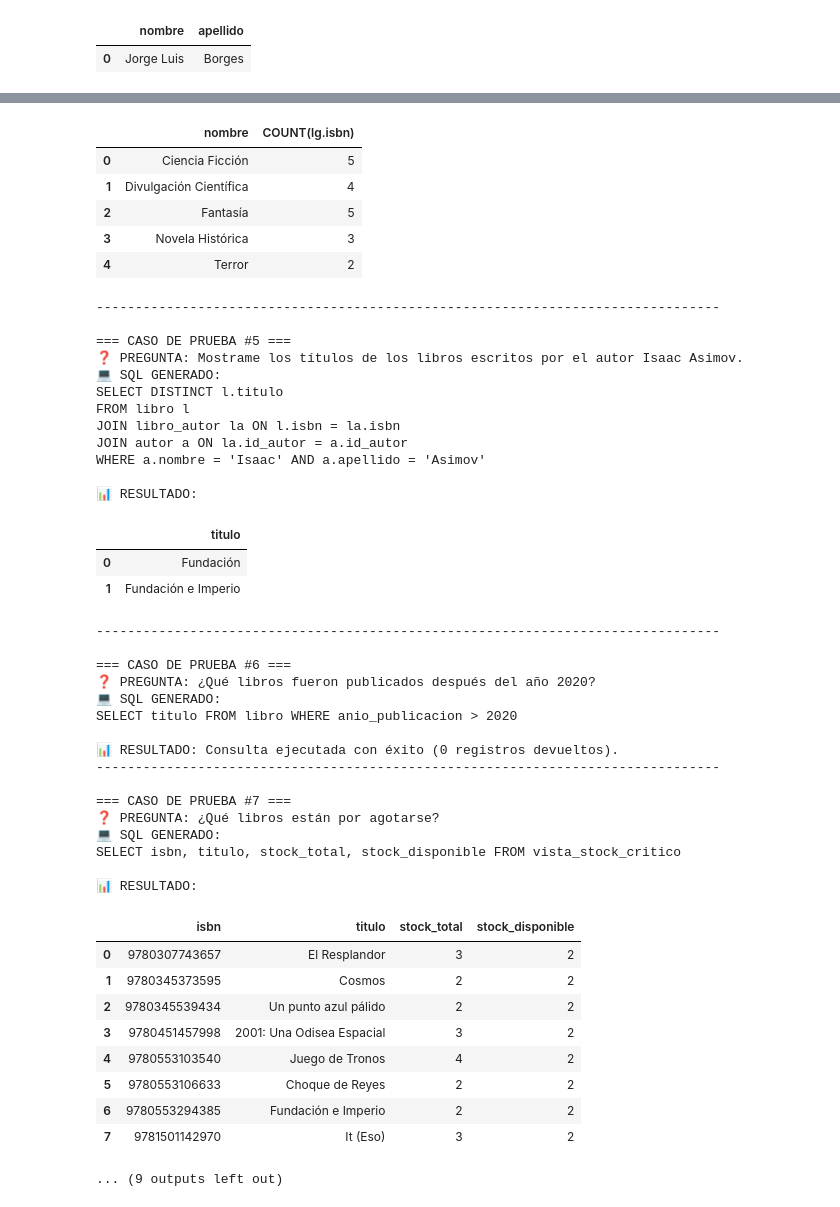
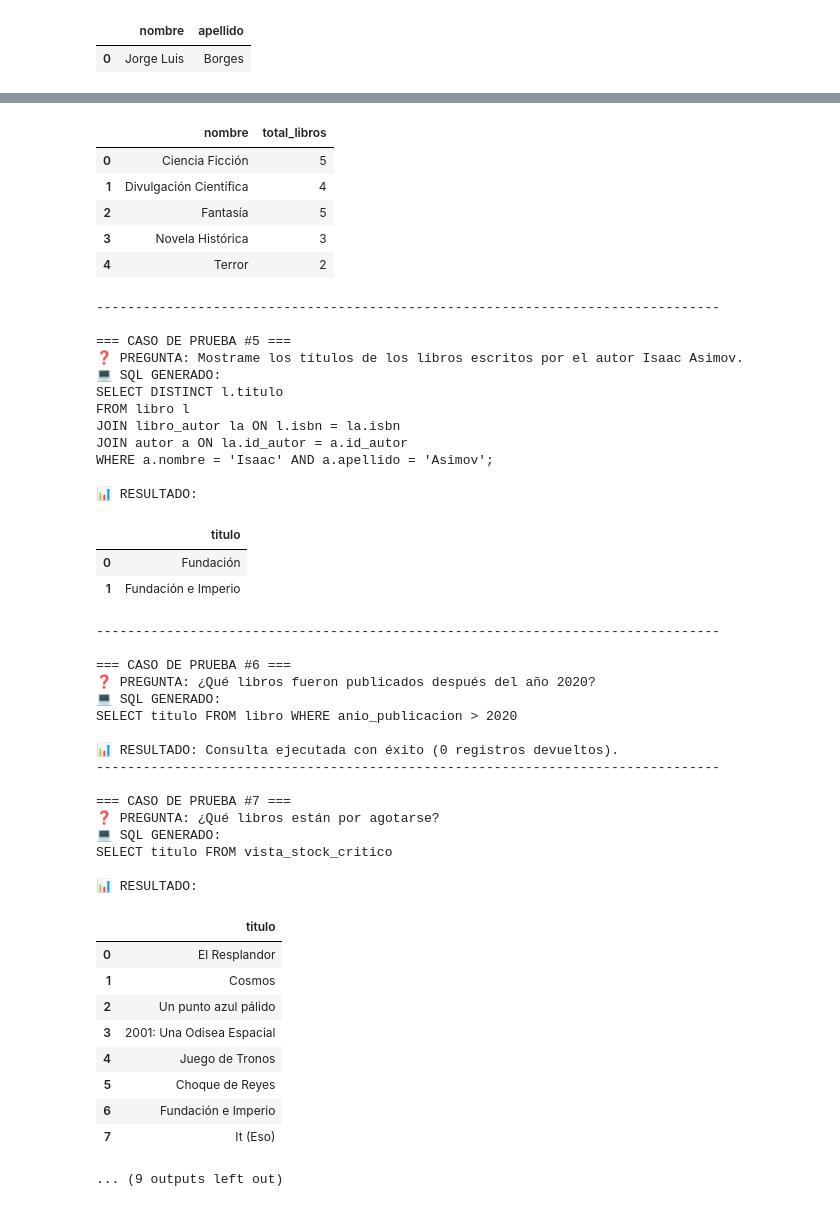
Before and after one commit to LucasMaquiavelo/Biblioteca_IA-TextToSQL, a Jupyter notebook: notebooks/test_queries.ipynb, the cells around one changed output, grey strips where cells are left out. Cells and saved outputs as stored; diff of their text form; code cells hidden in the pictures.

```diff
--- a/notebooks/test_queries.ipynb
+++ b/notebooks/test_queries.ipynb
@@ -68,12 +68,14 @@ bateria_preguntas = [
     "Aquellos libros para los que existe más de un ejemplar, tal que al menos dos de esos ejemplares se hayan encontrado prestados en forma simultánea en un determinado momento. Para simplificar, considerar solamente aquellos préstamos en los que el libro ya haya sido devuelto."
 ]
 
+import time
 print(f"🚀 Iniciando ejecución automática de los {len(bateria_preguntas)} casos de prueba...\n")
 
 # Ejecutamos cada pregunta de la lista usando nuestra función automatizada
 for i, pregunta in enumerate(bateria_preguntas, 1):
     print(f"=== CASO DE PRUEBA #{i} ===")
     testear_agente(pregunta)
+    time.sleep(3)  # Pausa de 3 segundos entre cada prueba para evitar saturar el sistema
 # %% [output]
 🚀 Iniciando ejecución automática de los 11 casos de prueba...
 
@@ -144,6 +146,6 @@ SELECT g.nombre, COUNT(lg.isbn) FROM genero g JOIN libro_genero lg ON g.id_gener
 
 📊 RESULTADO:
-|  | nombre | COUNT(lg.isbn) |
+|  | nombre | total_libros |
 | 0 | Ciencia Ficción | 5 |
 | 1 | Divulgación Científica | 4 |
 | 2 | Fantasía | 5 |
@@ -151,42 +153,42 @@ SELECT g.nombre, COUNT(lg.isbn) FROM genero g JOIN libro_genero lg ON g.id_gener
 | 4 | Terror | 2 |
 --------------------------------------------------------------------------------
 
 === CASO DE PRUEBA #5 ===
 ❓ PREGUNTA: Mostrame los títulos de los libros escritos por el autor Isaac Asimov.
 💻 SQL GENERADO:
 SELECT DISTINCT l.titulo
 FROM libro l
 JOIN libro_autor la ON l.isbn = la.isbn
 JOIN autor a ON la.id_autor = a.id_autor
-WHERE a.nombre = 'Isaac' AND a.apellido = 'Asimov'
+WHERE a.nombre = 'Isaac' AND a.apellido = 'Asimov';
 
 📊 RESULTADO:
 |  | titulo |
 | 0 | Fundación |
 | 1 | Fundación e Imperio |
 --------------------------------------------------------------------------------
 
 === CASO DE PRUEBA #6 ===
 ❓ PREGUNTA: ¿Qué libros fueron publicados después del año 2020?
 💻 SQL GENERADO:
 SELECT titulo FROM libro WHERE anio_publicacion > 2020
 
 📊 RESULTADO: Consulta ejecutada con éxito (0 registros devueltos).
 --------------------------------------------------------------------------------
 
 === CASO DE PRUEBA #7 ===
 ❓ PREGUNTA: ¿Qué libros están por agotarse?
 💻 SQL GENERADO:
-SELECT isbn, titulo, stock_total, stock_disponible FROM vista_stock_critico
+SELECT titulo FROM vista_stock_critico
 
 📊 RESULTADO:
-|  | isbn | titulo | stock_total | stock_disponible |
-| 0 | 9780307743657 | El Resplandor | 3 | 2 |
-| 1 | 9780345373595 | Cosmos | 2 | 2 |
-| 2 | 9780345539434 | Un punto azul pálido | 2 | 2 |
-| 3 | 9780451457998 | 2001: Una Odisea Espacial | 3 | 2 |
-| 4 | 9780553103540 | Juego de Tronos | 4 | 2 |
-| 5 | 9780553106633 | Choque de Reyes | 2 | 2 |
-| 6 | 9780553294385 | Fundación e Imperio | 2 | 2 |
-| 7 | 9781501142970 | It (Eso) | 3 | 2 |
+|  | titulo |
+| 0 | El Resplandor |
+| 1 | Cosmos |
+| 2 | Un punto azul pálido |
+| 3 | 2001: Una Odisea Espacial |
+| 4 | Juego de Tronos |
+| 5 | Choque de Reyes |
+| 6 | Fundación e Imperio |
+| 7 | It (Eso) |
 ... (9 outputs left out)
```
Also changed, not shown: parts of 2 cells of this notebook, 2 other files.
